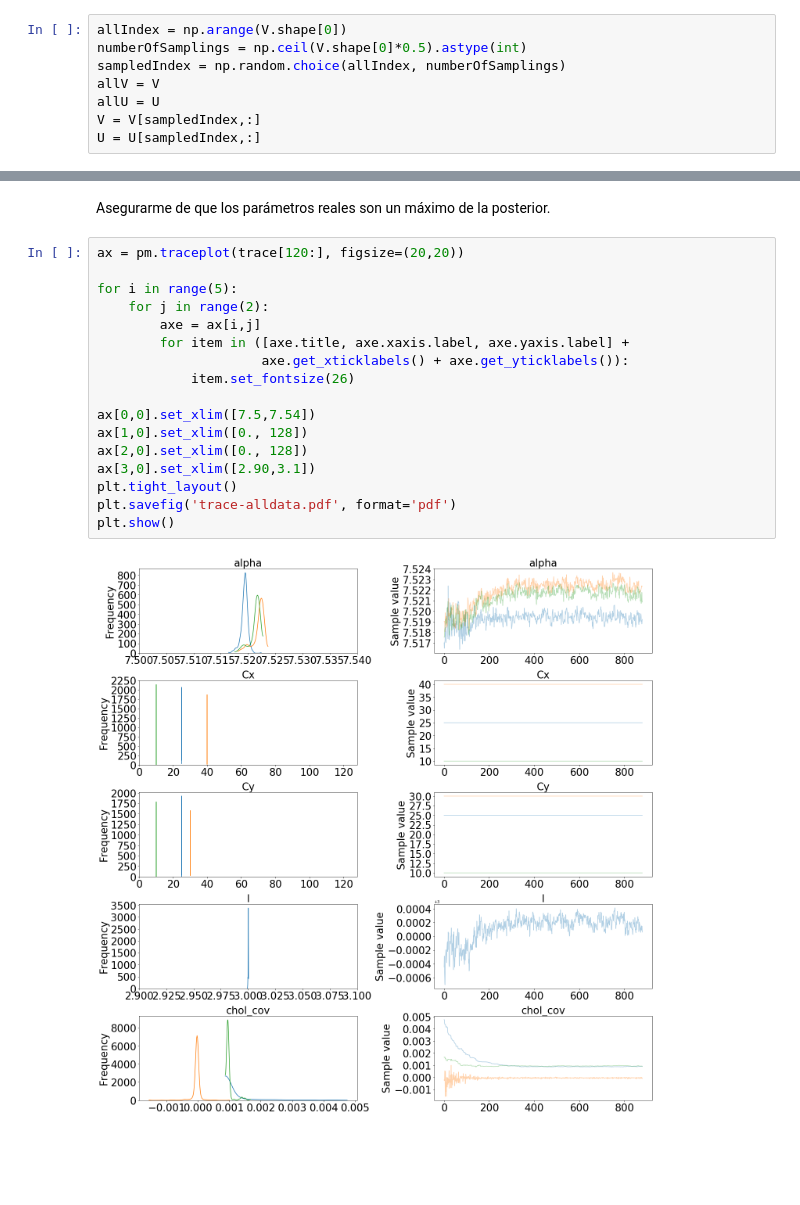
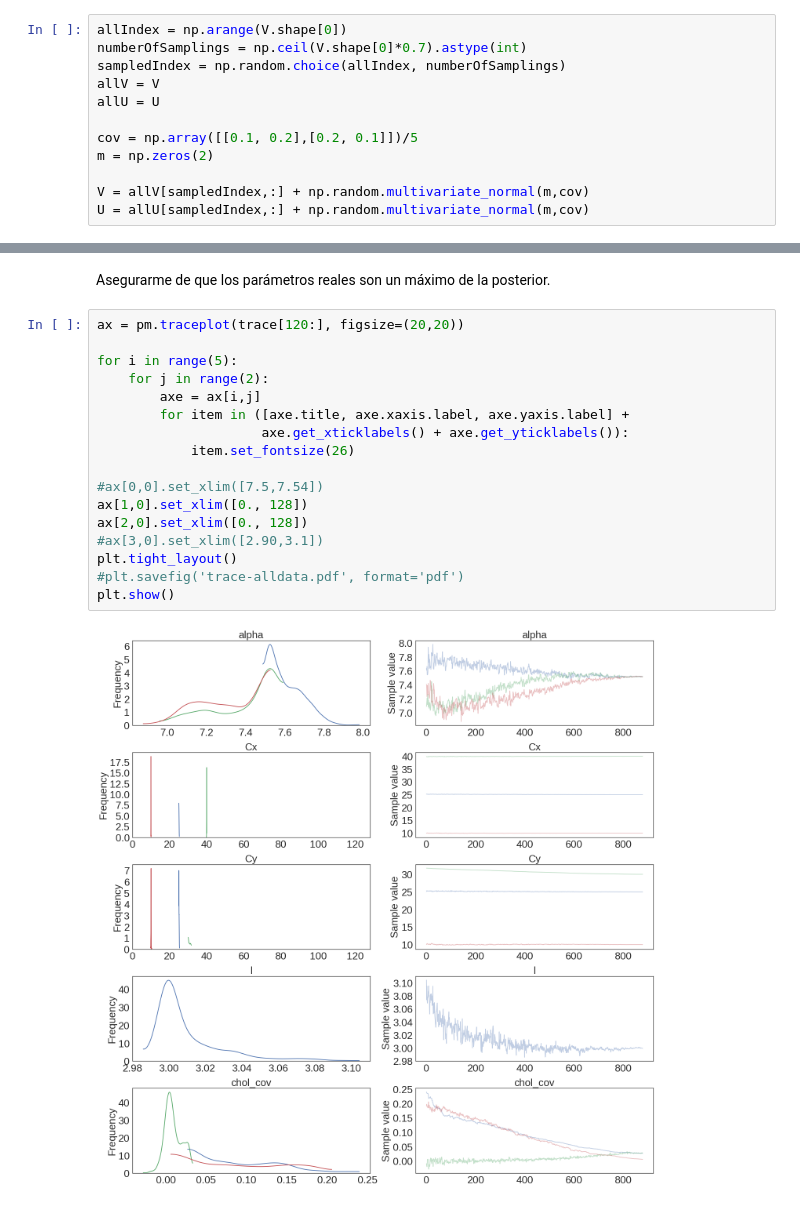
Before and after one commit to lerkoah/BayesianInterferometryIDS, a Jupyter notebook: src/main_bay_int.ipynb, the cells around one changed output, grey strips where cells are left out. Saved outputs shown, nothing was run; the diff lists cells and outputs as text; blank space fills up the shorter version.

```diff
--- a/src/main_bay_int.ipynb
+++ b/src/main_bay_int.ipynb
@@ -174,12 +174,16 @@ print(measurements[0,1])
 (1.16253284006e-07+1.13412479385e-08j)
 # %%
 allIndex = np.arange(V.shape[0])
-numberOfSamplings = np.ceil(V.shape[0]*0.5).astype(int)
+numberOfSamplings = np.ceil(V.shape[0]*0.7).astype(int)
 sampledIndex = np.random.choice(allIndex, numberOfSamplings)
 allV = V
 allU = U
-V = V[sampledIndex,:]
-U = U[sampledIndex,:]
+
+cov = np.array([[0.1, 0.2],[0.2, 0.1]])/5
+m = np.zeros(2)
+
+V = allV[sampledIndex,:] + np.random.multivariate_normal(m,cov)
+U = allU[sampledIndex,:] + np.random.multivariate_normal(m,cov)
 # %% [markdown]
 ## RBF Model
 ### Priors and Model
@@ -413,22 +417,22 @@ Asegurarme de que los parámetros reales son un máximo de la posterior.
 # %%
 ax = pm.traceplot(trace[120:], figsize=(20,20))
 
 for i in range(5):
     for j in range(2):
         axe = ax[i,j]
         for item in ([axe.title, axe.xaxis.label, axe.yaxis.label] +
                      axe.get_xticklabels() + axe.get_yticklabels()):
             item.set_fontsize(26)
 
-ax[0,0].set_xlim([7.5,7.54])
+#ax[0,0].set_xlim([7.5,7.54])
 ax[1,0].set_xlim([0., 128])
 ax[2,0].set_xlim([0., 128])
-ax[3,0].set_xlim([2.90,3.1])
+#ax[3,0].set_xlim([2.90,3.1])
 plt.tight_layout()
-plt.savefig('trace-alldata.pdf', format='pdf')
+#plt.savefig('trace-alldata.pdf', format='pdf')
 plt.show()
 # %% [output]
-[figure, old version]
+[figure, new version]
 # %%
 import seaborn as sns
 import pandas as pd
```
Also changed, not shown: parts of 14 cells of this notebook, 57 other files.
